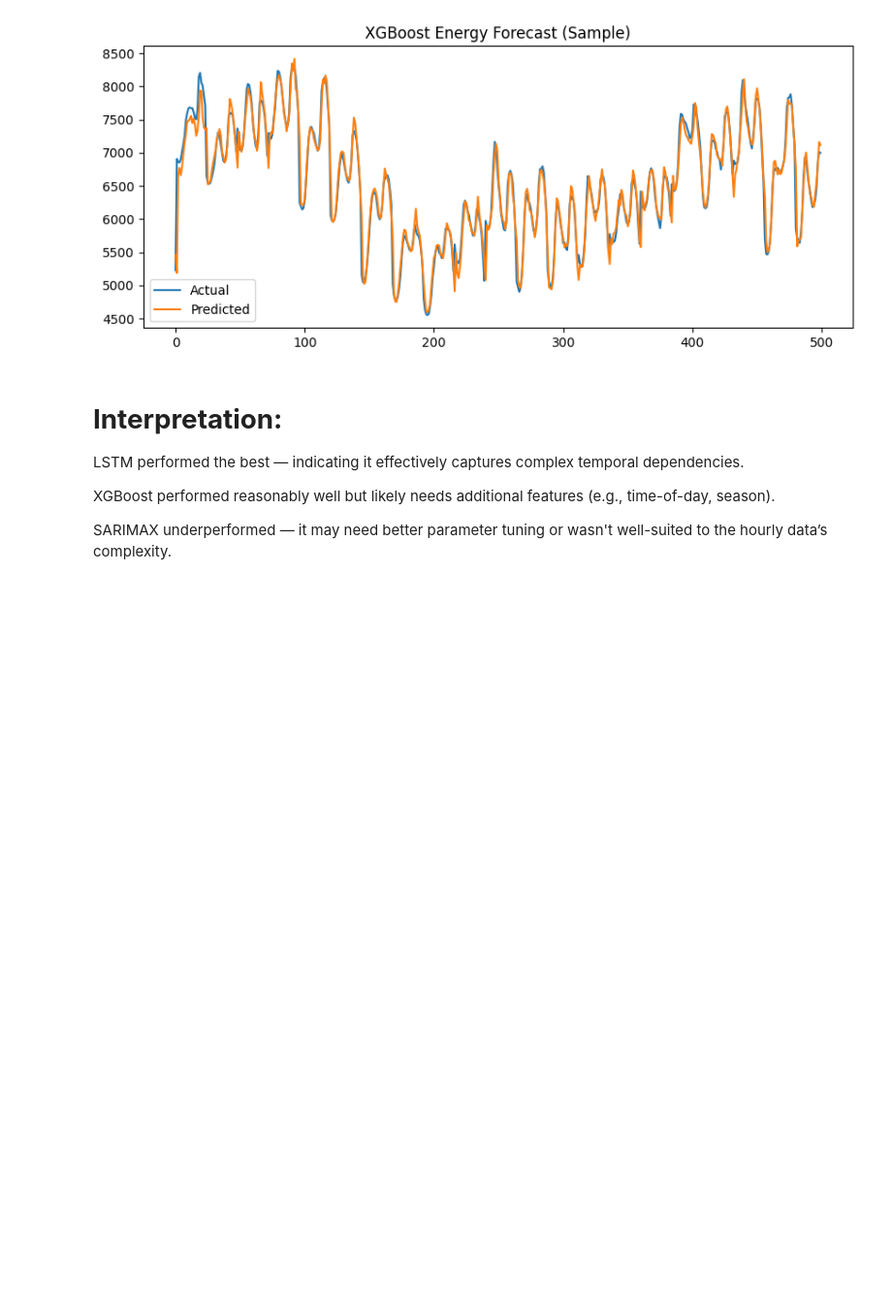
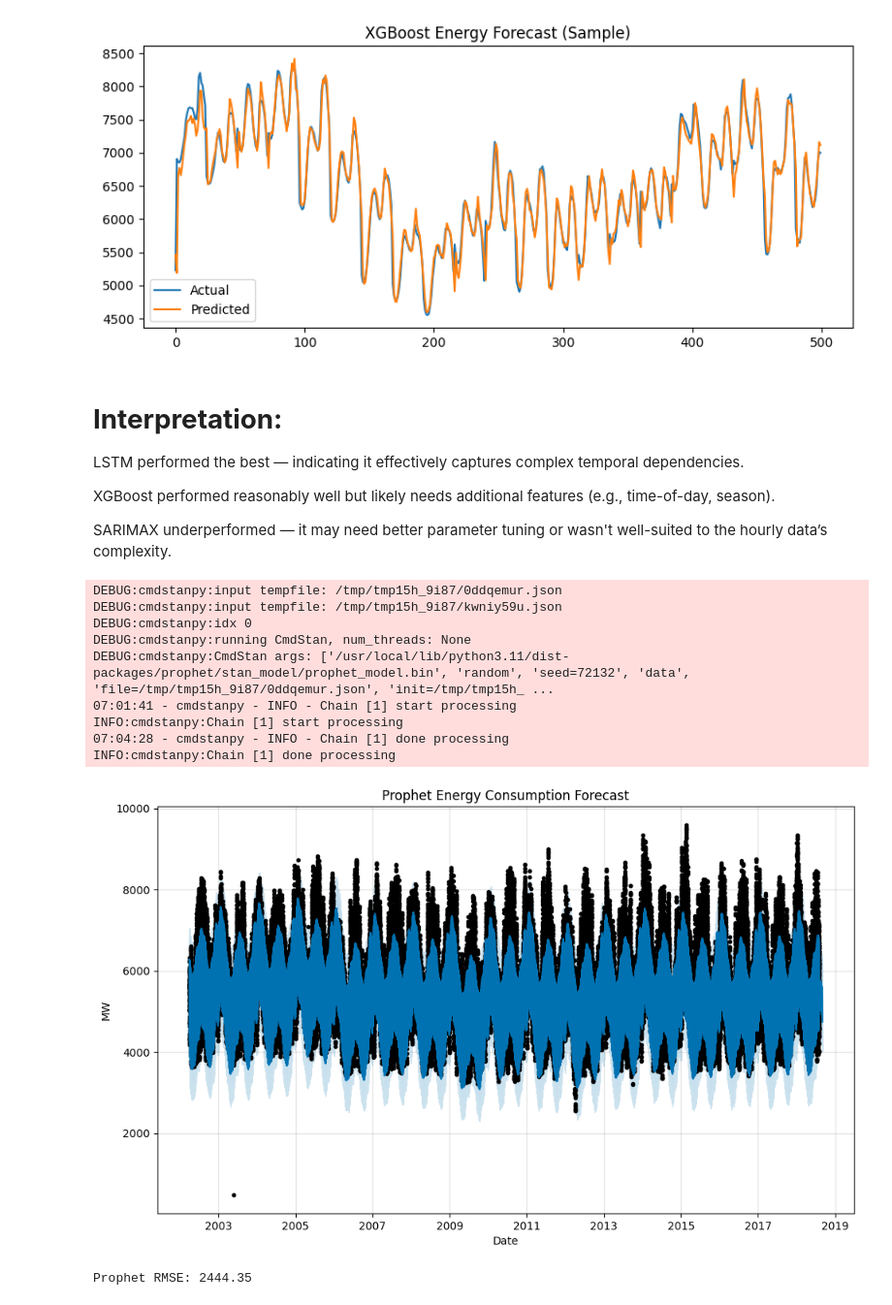
Before and after one commit to AshuuMishra/Hourly_energy_consumption_forecast, a Jupyter notebook: Hourly_energy_consumption_forecast.ipynb, the cells around one changed output. Shown at 97% size. Drawn from its saved outputs; the diff is of its cells as text; code cells hidden in the pictures; blank space fills up the shorter version.

```diff
--- a/Hourly_energy_consumption_forecast.ipynb
+++ b/Hourly_energy_consumption_forecast.ipynb
@@ -319,3 +325,51 @@ LSTM performed the best — indicating it effectively captures complex temporal
 XGBoost performed reasonably well but likely needs additional features (e.g., time-of-day, season).
 
 SARIMAX underperformed — it may need better parameter tuning or wasn't well-suited to the hourly data’s complexity.
+# %%
+# Prophet Forecasting Model
+from prophet import Prophet
+from sklearn.metrics import mean_squared_error
+import matplotlib.pyplot as plt
+
+# Prepare data
+prophet_df = df[['PJMW_MW']].copy()
+prophet_df['ds'] = df.index
+prophet_df['y'] = prophet_df['PJMW_MW']
+prophet_df = prophet_df[['ds', 'y']]
+
+# Split into train and test (last 30 days as test)
+train_prophet = prophet_df.iloc[:-30]
+test_prophet = prophet_df.iloc[-30:]
+
+# Fit model
+model_prophet = Prophet(daily_seasonality=True)
+model_prophet.fit(train_prophet)
+
+# Create future dataframe
+future = model_prophet.make_future_dataframe(periods=30, freq='D')
+forecast = model_prophet.predict(future)
+
+# Plot forecast
+model_prophet.plot(forecast)
+plt.title("Prophet Energy Consumption Forecast")
+plt.xlabel("Date")
+plt.ylabel("MW")
+plt.show()
+
+# Evaluate
+y_true = test_prophet['y'].values
+y_pred = forecast['yhat'].iloc[-30:].values
+prophet_rmse = np.sqrt(mean_squared_error(y_true, y_pred))
+print(f"Prophet RMSE: {prophet_rmse:.2f}")
+# %% [output]
+DEBUG:cmdstanpy:input tempfile: /tmp/tmp15h_9i87/0ddqemur.json
+DEBUG:cmdstanpy:input tempfile: /tmp/tmp15h_9i87/kwniy59u.json
+DEBUG:cmdstanpy:idx 0
+DEBUG:cmdstanpy:running CmdStan, num_threads: None
+DEBUG:cmdstanpy:CmdStan args: ['/usr/local/lib/python3.11/dist-packages/prophet/stan_model/prophet_model.bin', 'random', 'seed=72132', 'data', 'file=/tmp/tmp15h_9i87/0ddqemur.json', 'init=/tmp/tmp15h_ ...
+07:01:41 - cmdstanpy - INFO - Chain [1] start processing
+INFO:cmdstanpy:Chain [1] start processing
+07:04:28 - cmdstanpy - INFO - Chain [1] done processing
+INFO:cmdstanpy:Chain [1] done processing
+[figure, added]
+Prophet RMSE: 2444.35
```
Also changed, not shown: parts of 9 cells of this notebook.
